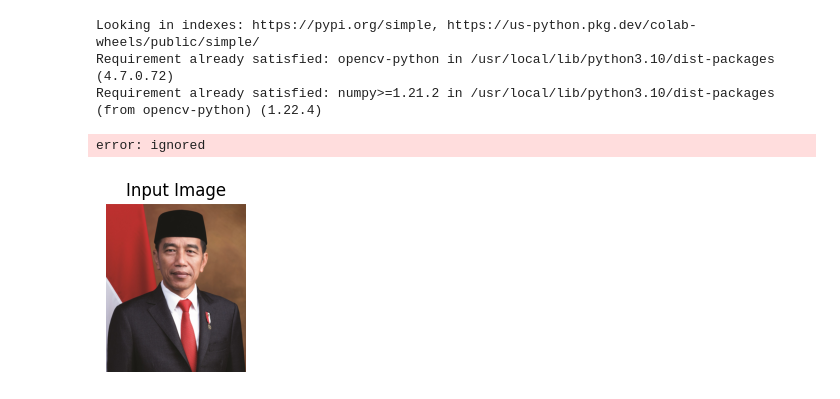
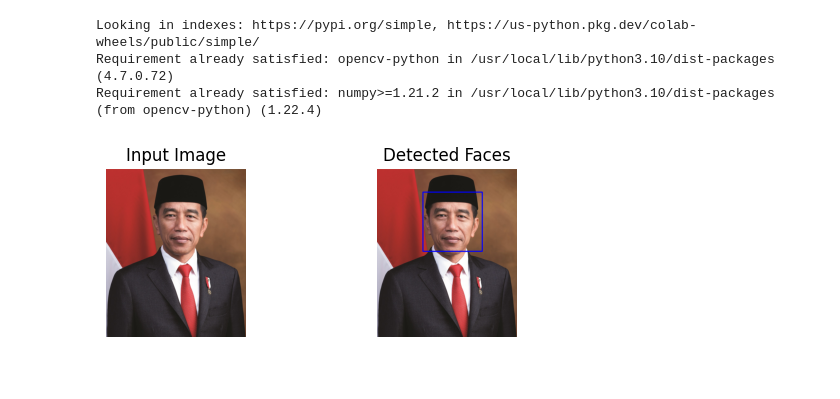
Before and after one commit to noora20FH/PCVK, a Jupyter notebook: week12.ipynb, the cells around one changed output. Saved outputs shown, nothing was run; the diff lists cells and outputs as text; code cells hidden in the pictures.

```diff
--- a/week12.ipynb
+++ b/week12.ipynb
@@ -20,22 +20,29 @@ Requirement already satisfied: opencv-python in /usr/local/lib/python3.10/dist-p
 Requirement already satisfied: numpy>=1.21.2 in /usr/local/lib/python3.10/dist-packages (from opencv-python) (1.22.4)
 # %%
 import cv2 as cv
+from matplotlib import pyplot as plt
 
-cascade_wajah = cv.CascadeClassifier('/content/drive/MyDrive/haarcascade_frontalface_alt.xml')
+cascade_wajah = cv.CascadeClassifier('/content/drive/MyDrive/haarcascade_frontalface_alt2.xml')
 
 img = cv.imread('/content/drive/MyDrive/jokowi.jpg')
+
+plt.subplot(221), plt.imshow(cv.cvtColor(img, cv.COLOR_BGR2RGB))
+plt.title('Input Image'), plt.axis('off')
 
 # Convert the image to grayscale
 gray = cv.cvtColor(img, cv.COLOR_BGR2GRAY)
 
 faces = cascade_wajah.detectMultiScale(gray, 1.3, 5)
 for (x, y, w, h) in faces:
-    cv.rectangle(img, (x, y), (x+w, y+h), (255, 0, 0), 2)
+    cv.rectangle(img, (x, y), (x+w, y+h), (255, 0, 0), 5)
     roi_gray = gray[y:y+h, x:x+w]
     roi_color = img[y:y+h, x:x+w]
 
-cv.imshow('img', img)
-cv.waitKey(0)
-cv.destroyAllWindows()
+
+
+# Display the input image with rectangles around the detected faces
+plt.subplot(222), plt.imshow(cv.cvtColor(img, cv.COLOR_BGR2RGB))
+plt.title('Detected Faces'), plt.axis('off')
+plt.show()
 # %% [output]
-error: ignored
+[figure, added]
@@ -49,11 +48,0 @@ cascade_wajah = cv.CascadeClassifier('/content/drive/MyDrive/haarcascade_frontal
-# %%
-
-img = cv.imread('/content/drive/MyDrive/jokowi.jpg')
-
-plt.subplot(221), plt.imshow(cv.cvtColor(img, cv.COLOR_BGR2RGB))
-plt.title('Input Image'), plt.axis('off')
-
-# Convert the images to grayscale
-img_gray = cv.cvtColor(img, cv.COLOR_BGR2GRAY)
-# %% [output]
-[figure, removed]
```
Also changed, not shown: parts of 4 cells of this notebook.
